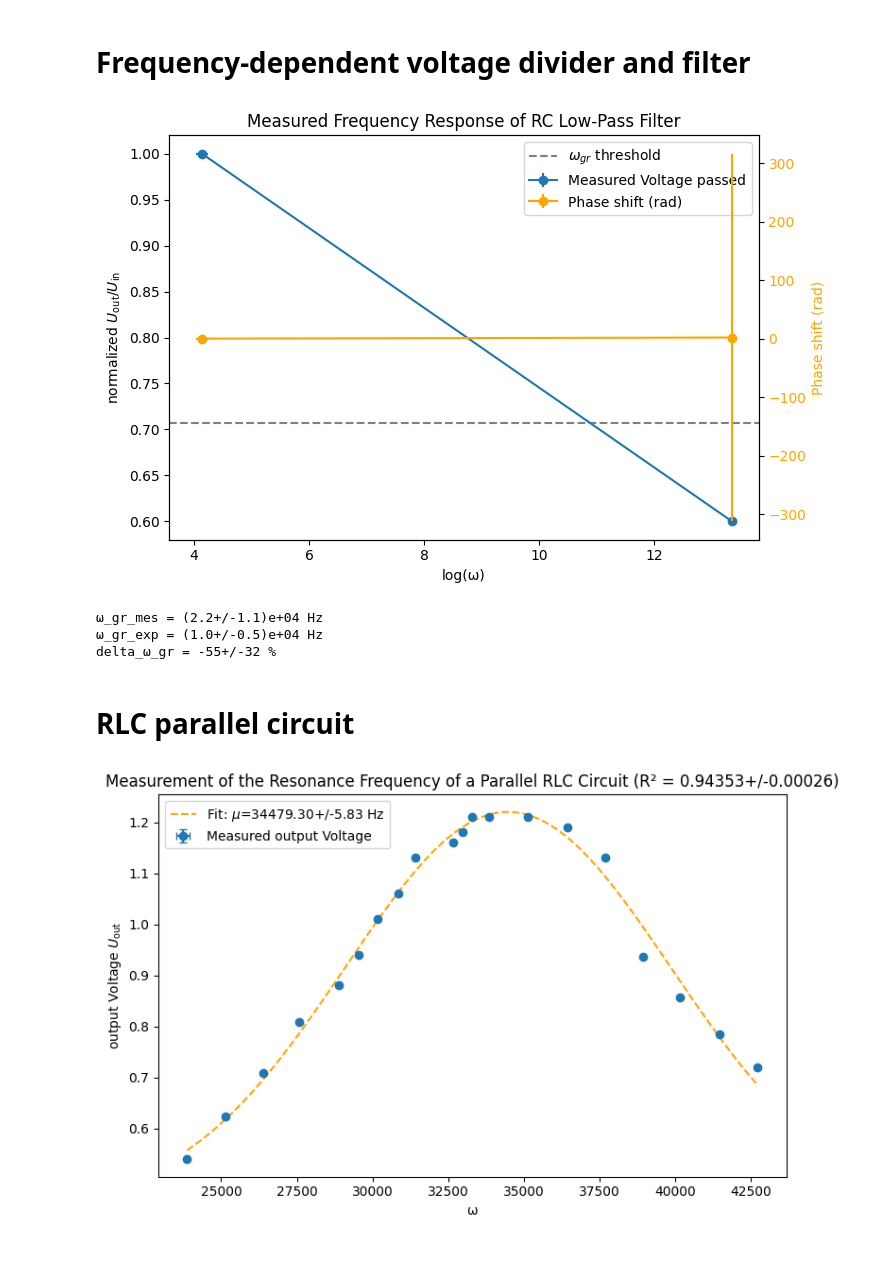
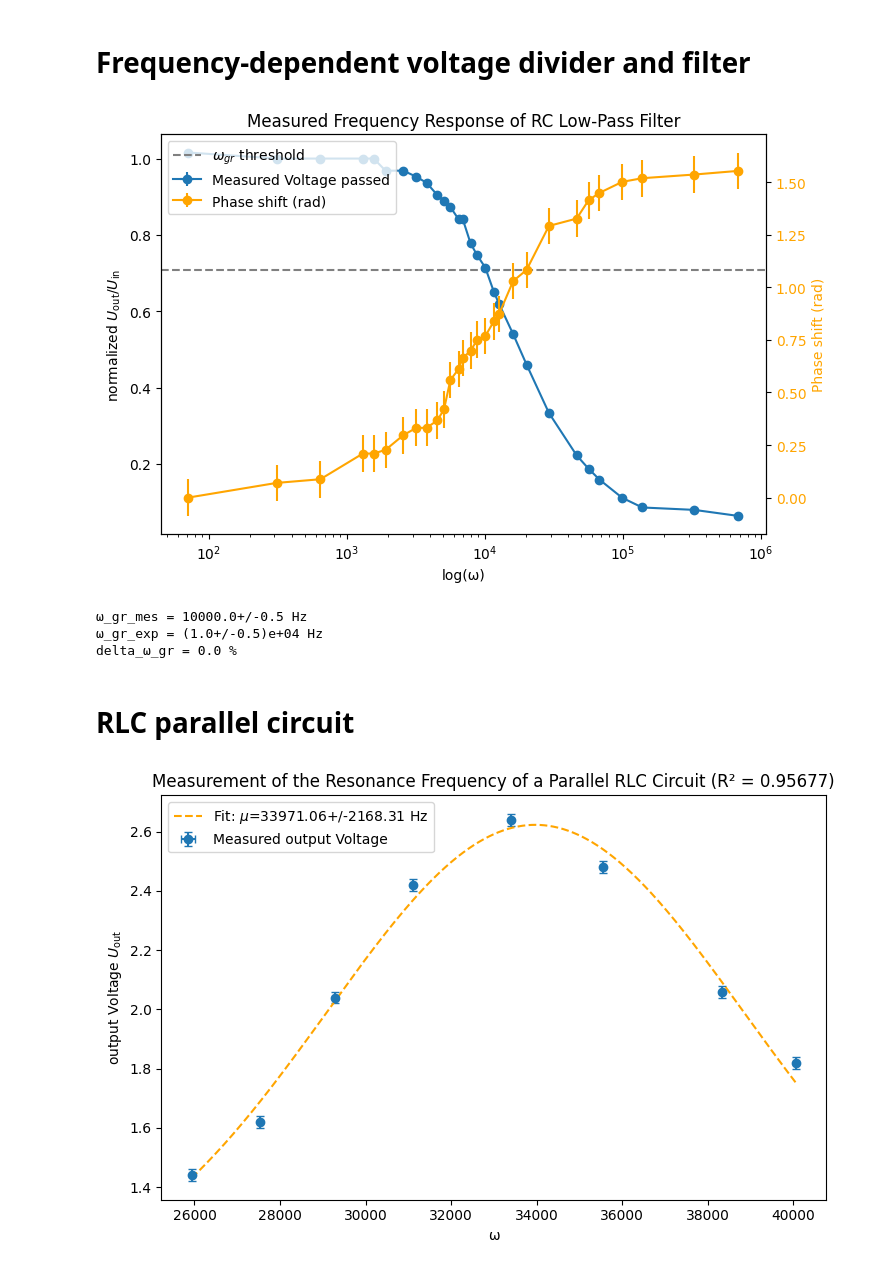
Before and after one commit to Mhfd10/P1_ETHZ, a Jupyter notebook: Alternating_currents_and_passive_elements/main.ipynb, the cells around one changed output. Saved outputs shown, nothing was run; the diff lists cells and outputs as text; code cells hidden in the pictures.

```diff
--- a/Alternating_currents_and_passive_elements/main.ipynb
+++ b/Alternating_currents_and_passive_elements/main.ipynb
@@ -47,43 +47,43 @@ ax1.axhline(1 / math.sqrt(2), color='gray', linestyle='--', label=r'$\omega_{gr}
 # Combine legends from both axes
 lines_1, labels_1 = ax1.get_legend_handles_labels()
 lines_2, labels_2 = ax2.get_legend_handles_labels()
-ax1.legend(lines_1 + lines_2, labels_1 + labels_2, loc='best')
+ax1.legend(lines_1 + lines_2, labels_1 + labels_2, loc='upper left')
 
+plt.xscale('log')   # default
 plt.tight_layout()
 plt.savefig('low_pass.png', dpi=600)
 plt.show()
 # %% [output]
-[figure, old version]
+[figure, new version]
 # %%
-w_gr_mes_log = ufloat(10, 0.5) # adjust in log(ω)
-w_gr_mes = exp(w_gr_mes_log)
+w_gr_mes = ufloat(1e4, 0.5) # adjust in log(ω)
 w_gr_exp = 1/(R*C)
 
-delta_w_gr = 100*(w_gr_exp-w_gr_mes)/w_gr_mes # in %
+delta_w_gr = 100*(w_gr_exp.n-w_gr_mes.n)/w_gr_mes.n # in %
 print(f"ω_gr_mes = {w_gr_mes} Hz")
 print(f"ω_gr_exp = {w_gr_exp} Hz")
 print(f"delta_ω_gr = {delta_w_gr} %") # how far away the estimate from the measured value is
 # %% [output]
-ω_gr_mes = (2.2+/-1.1)e+04 Hz
+ω_gr_mes = 10000.0+/-0.5 Hz
 ω_gr_exp = (1.0+/-0.5)e+04 Hz
-delta_ω_gr = -55+/-32 %
+delta_ω_gr = 0.0 %
 # %% [markdown]
 # RLC parallel circuit
 # %%
-L = ufloat(10*10**(-3), 5*10**(-4)) # inductance in Hz
+L = ufloat(10*10**(-3), 5*10**(-4)) # inductance in H
 C = ufloat(100*10**(-9), 5*10**(-10)) # capacity in C
 R = ufloat(1*10**(3), 5*10**2) # resistance in Ω
 
-U_in = ufloat(1, 0.5) # adjust in V
+U_in = ufloat(2.92, 0.005) # adjust in V
 
 RLC_parallel = np.loadtxt('RLC_parallel.txt', delimiter=',')
 f = RLC_parallel[:, 0] # frequency in Hz
 U_out = RLC_parallel[:, 1] # voltage in V
-phi_time = RLC_parallel[:, 2] * 10**(-3) # phase in s
+phi_deg = RLC_parallel[:, 2] # phase in deg
 
-f = unumpy.uarray(f, np.full_like(f, 1)) # adjust uncertainty
-U_out = unumpy.uarray(U_out, np.full_like(U_out, 0.0005)) # adjust uncertainty
-phi_rad = unumpy.uarray(phi_time, np.full_like(phi_time, 0.5*10**(-3))) / (1/f) * 2 * math.pi  # adjust uncertainty
+f = unumpy.uarray(f, np.full_like(f, 0.05)) # adjust uncertainty
+U_out = unumpy.uarray(U_out, np.full_like(U_out, 0.02)) # adjust uncertainty
+phi_rad = unumpy.uarray(phi_deg, np.full_like(phi_deg, 5)) * math.pi / 180  # adjust uncertainty
 
 omega = f*2*math.pi
 # %%
@@ -97,8 +97,8 @@ def initial_guess(x,y):
     return A0, mu0, sigma0, C0
 
 def single_gaussian_model(beta, x):
-    A, mu, sigma, C = beta
-    return A * np.exp(-((x - mu)**2) / (2 * sigma**2)) + C
+    A, mu, sigma, C0 = beta
+    return A * np.exp(-((x - mu)**2) / (2 * sigma**2)) + C0
 
 def single_gaussian_fit_odr(x, y):
     x_nominal = unumpy.nominal_values(x)
@@ -114,37 +114,38 @@ def single_gaussian_fit_odr(x, y):
     popt = out.beta
     pcov = out.cov_beta
 
-    A, mu, sigma, C = popt
+    A, mu, sigma, C0 = popt
     A = ufloat(A, pcov[0][0])
     mu = ufloat(mu, pcov[1][1])
     sigma = ufloat(sigma, pcov[2][2])
-    C = ufloat(C, pcov[3][3])
+    C0 = ufloat(C0, pcov[3][3])
 
-    return A, mu, sigma, C
+    return A, mu, sigma, C0
 # %%
 # fit
-A, mu, sigma, C = single_gaussian_fit_odr(omega, U_out)
+A, mu, sigma, C0 = single_gaussian_fit_odr(omega, U_out)
 x_fit = np.linspace(np.min(unumpy.nominal_values(omega)), np.max(unumpy.nominal_values(omega)), 1000)
-y_fit = single_gaussian_model([A.n, mu.n, sigma.n, C.n], x_fit)
+y_fit = single_gaussian_model([A.n, mu.n, sigma.n, C0.n], x_fit)
 
 # r2 score
-y_r2 = single_gaussian_model([A.n, mu.n, sigma.n, C.n], np.linspace(np.min(unumpy.nominal_values(omega)), np.max(unumpy.nominal_values(omega)), len(omega)))
+y_r2 = single_gaussian_model([A.n, mu.n, sigma.n, C0.n], np.linspace(np.min(unumpy.nominal_values(omega)), np.max(unumpy.nominal_values(omega)), len(omega)))
 residuals = U_out - y_r2
 ss_res = np.sum(residuals**2)
 ss_tot = np.sum((U_out - np.mean(U_out))**2)
-r2 = 1.0 - ss_res/ss_tot
+r2 = (1.0 - ss_res/ss_tot).n
 
 plt.figure(figsize=(7.5,5))
 plt.errorbar(unumpy.nominal_values(omega), unumpy.nominal_values(U_out), yerr=unumpy.std_devs(U_out), xerr=unumpy.std_devs(omega), fmt='o', capsize=3, label='Measured output Voltage')
 plt.plot(x_fit, y_fit, "--", color="orange", label=fr"Fit: $\mu$={mu:.2f} Hz")
 plt.ylabel(r'output Voltage $U_\mathrm{out}$')
 plt.xlabel('ω')
+#plt.xscale('log')
 plt.title(f'Measurement of the Resonance Frequency of a Parallel RLC Circuit (R² = {r2:.5f})')
 plt.legend()
 plt.tight_layout()
 plt.savefig('RLC_parallel_resonance.png', dpi=600)
 plt.show()
 # %% [output]
-[figure, old version]
+[figure, new version]
 # %%
 omega_0 = mu
```
Also changed, not shown: parts of 4 cells of this notebook, 3 other files.
